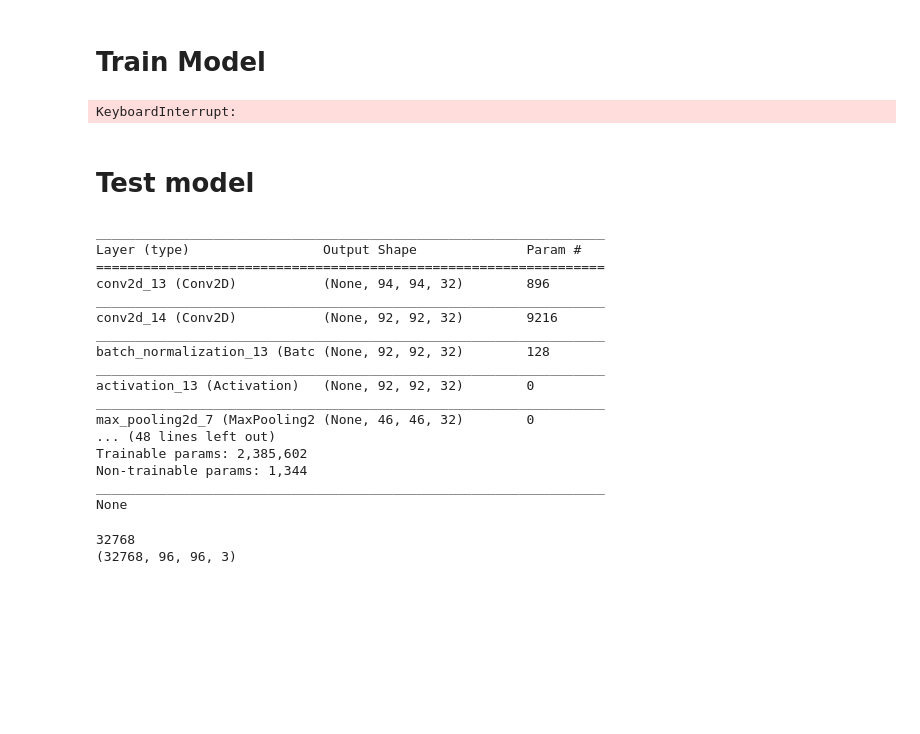
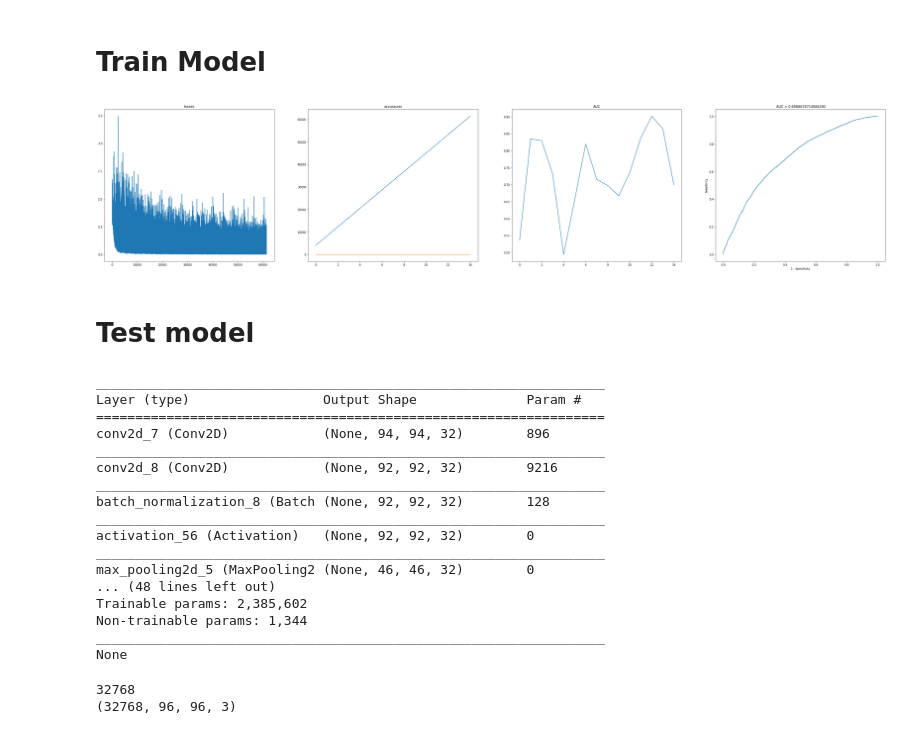
Before and after one commit to KochPJ/Ismi19, a Jupyter notebook: Main.ipynb, the cells around one changed output. Drawn from its saved outputs; the diff is of its cells as text; code cells hidden in the pictures; blank space fills up the shorter version.

```diff
--- a/Main.ipynb
+++ b/Main.ipynb
@@ -433,22 +516,35 @@ def train_model(model, training_params):
     training_dataset = training_params['training_dataset']
     validation_dataset = training_params['validation_dataset']
 
+
     saving_dir = training_params['saving_dir']
     model_name = training_params['model_name']
     sampling_threshold = training_params['sampling_threshold']
     use_sampling_strategy = training_params['use_sampling_strategy']
+    augmentor = training_params['augmentor']
+    learned_dataset = training_params['learned_dataset']
+    not_learned_dataset = training_params['not_learned_dataset']
+    l_per = training_params['l_per']
 
     log_dir = "./logs/"
     if(not os.path.exists(log_dir)):
         os.mkdir(log_dir)
 
     # batch generator
-    batch_creator = BatchCreator(training_dataset)
+    batch_creator = BatchCreator(training_dataset,
+                                 augmentor = augmentor,
+                                 learned_dataset = learned_dataset,
+                                 not_learned_dataset = not_learned_dataset,
+                                 l_per = 0.5)
 
     batch_generator = batch_creator.get_generator(batch_size)
-    if use_sampling_strategy:
+
+    if use_sampling_strategy == 1:
         print('using sampling generator')
         batch_generator = batch_creator.get_sampling_generator(batch_size)
+    if use_sampling_strategy == 2:
+        print('using learned generator')
+        batch_generator = batch_creator.get_learned_generator(batch_size)
 
     # create logger
     logger = Logger(validation_dataset, saving_dir, model_name, batch_creator, sampling_threshold, use_sampling_strategy)
@@ -465,29 +561,36 @@ def train_model(model, training_params):
 # %%
 # training parameters
 saving_dir = './models/'
 if(not os.path.exists(saving_dir)):
     os.mkdir(saving_dir)
 
-model_name = 'model_aug05_10_epochs'
+model_name = 'model_stain_aug_15_epochs'
 training_params = {}
 training_params['learning_rate'] = 0.002
 training_params['batch_size'] = 64 # number of patches in a mini-batch
 training_params['steps_per_epoch'] = int(float(training_dataset.get_lenght())/training_params['batch_size']) # number of iterations per epoch
-training_params['epochs'] = 7 # number of epochs
+training_params['epochs'] = 15 # number of epochs
 
 training_params['optimizer'] = Adam(lr = training_params['learning_rate'])
 training_params['loss'] = ['binary_crossentropy']
 training_params['metrics'] = ['accuracy']
 training_params['training_dataset'] = training_dataset
 training_params['validation_dataset'] = validation_dataset
 
 training_params['saving_dir'] = saving_dir
 training_params['model_name'] = model_name
 
-training_params['use_sampling_strategy'] = False
+augmentation_perc = 0.8
+augmentor = Augmentor(augmentation_perc)
+training_params['augmentor'] = augmentor
+training_params['learned_dataset'] = learned_dataset
+training_params['not_learned_dataset'] = not_learned_dataset
+training_params['l_per'] = 0.70 # 0.89 is normal distribution
+
+training_params['use_sampling_strategy'] = 0
 training_params['sampling_threshold'] = 0.75
 
 # train model
 train_model(model, training_params)
 # %% [output]
-KeyboardInterrupt:
+[figure, added]
@@ -495,7 +602,6 @@ KeyboardInterrupt:
 # Test model
 # %%
 # load the best model
-model_name = "model_stainNorm_10_epochs"
 #model = createResNet50(in_t, True)
 model = CreateKaggleModel(True)
 model_path = os.path.join(saving_dir, model_name+'.h5')
@@ -504,15 +610,15 @@ model.load_weights(model_path)
 _________________________________________________________________
 Layer (type)                 Output Shape              Param #
 =================================================================
-conv2d_13 (Conv2D)           (None, 94, 94, 32)        896
+conv2d_7 (Conv2D)            (None, 94, 94, 32)        896
 _________________________________________________________________
-conv2d_14 (Conv2D)           (None, 92, 92, 32)        9216
+conv2d_8 (Conv2D)            (None, 92, 92, 32)        9216
 _________________________________________________________________
-batch_normalization_13 (Batc (None, 92, 92, 32)        128
+batch_normalization_8 (Batch (None, 92, 92, 32)        128
 _________________________________________________________________
-activation_13 (Activation)   (None, 92, 92, 32)        0
+activation_56 (Activation)   (None, 92, 92, 32)        0
 _________________________________________________________________
-max_pooling2d_7 (MaxPooling2 (None, 46, 46, 32)        0
+max_pooling2d_5 (MaxPooling2 (None, 46, 46, 32)        0
 ... (48 lines left out)
 Trainable params: 2,385,602
 Non-trainable params: 1,344
```
Also changed, not shown: parts of 11 cells of this notebook, 23 other files.
